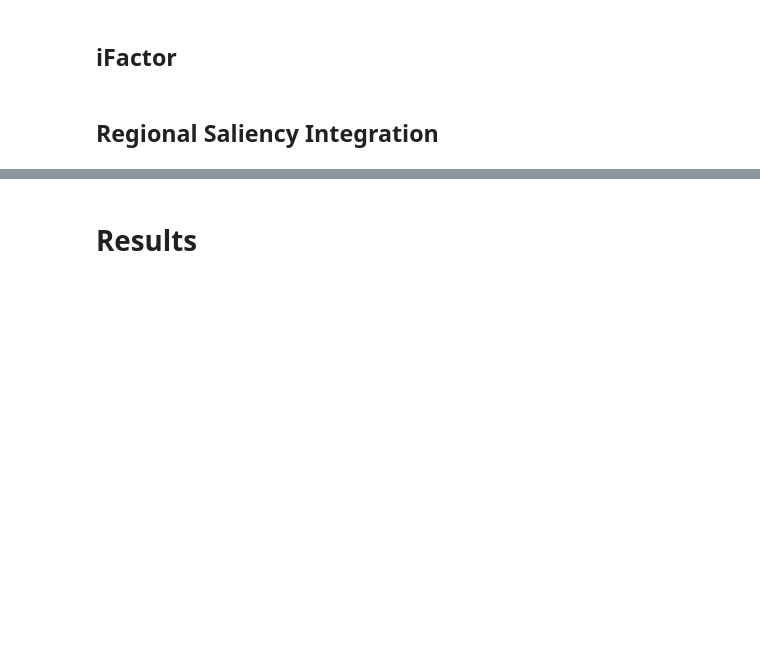
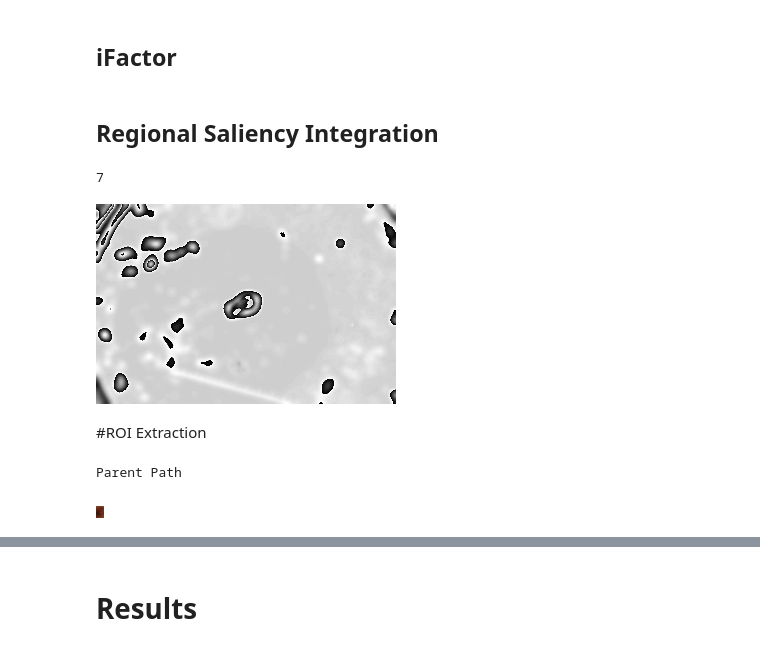
Before and after one commit to LaitNoisette/ISEP-Skin-Lesion-Classification, a Jupyter notebook: Saliency_Map.ipynb, the cells around one changed output, grey strips where cells are left out. Drawn from its saved outputs; the diff is of its cells as text; code cells hidden in the pictures; blank space fills up the shorter version.

```diff
--- a/Saliency_Map.ipynb
+++ b/Saliency_Map.ipynb
@@ -325,3 +535,9 @@ imTestGTS=sGC+sILoG
 ## iFactor
 # %% [markdown]
 ## Regional Saliency Integration
+# %%
+saliencyMap.generateImsFS()
+imShowScale(saliencyMap.imsFS)
+# %% [output]
+7
+[figure, added]
@@ -327,0 +546,12 @@ imTestGTS=sGC+sILoG
+# %% [markdown]
+#ROI Extraction
+# %%
+saliencyMap.getContoursList()
+saliencyMap.selectContourCenterPicture(1,0.5)
+saliencyMap.extractContourRegionFromPicture()
+# %% [output]
+Parent Path
+# %%
+imShowScale(saliencyMap.imRoi)
+# %% [output]
+[figure, added]
```
Also changed, not shown: parts of 34 cells of this notebook.
